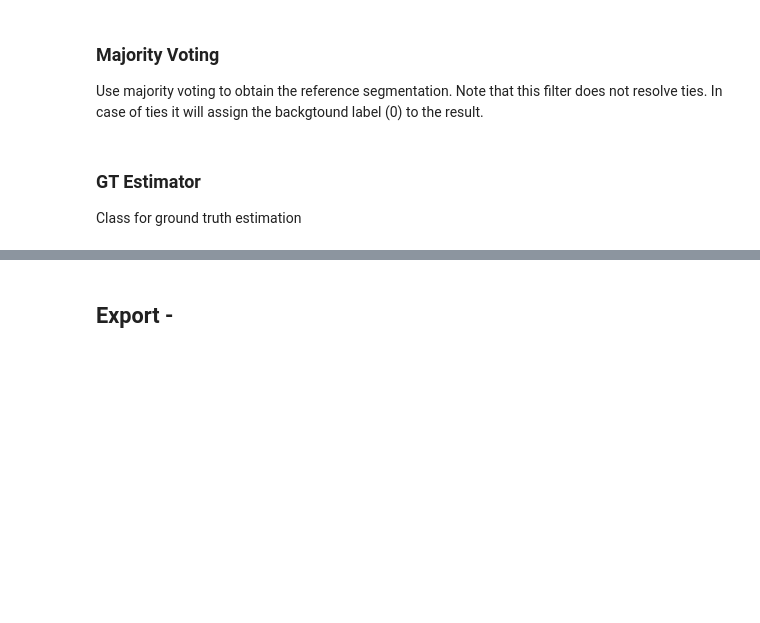
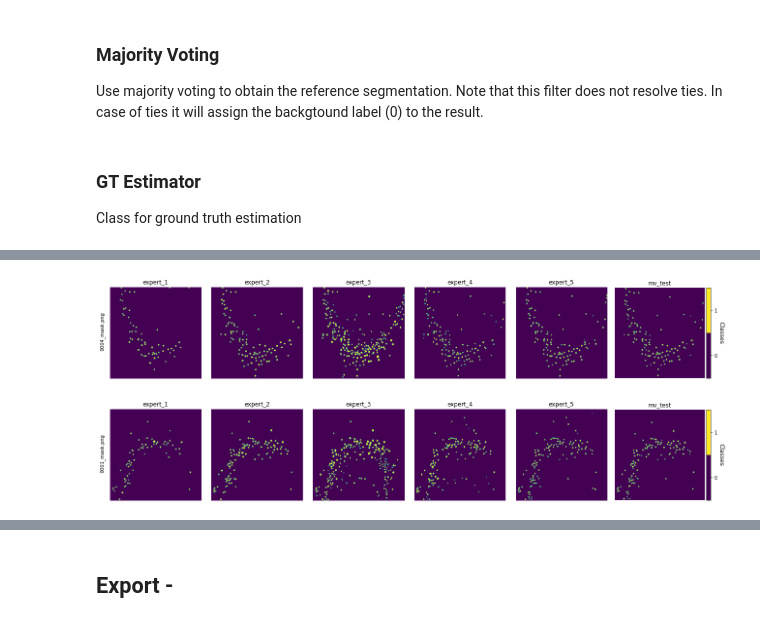
Before and after one commit to matjesg/deepflash2, a Jupyter notebook: nbs/09_gt.ipynb, the cells around one changed output, grey strips where cells are left out. Drawn from its saved outputs; the diff is of its cells as text; code cells hidden in the pictures; blank space fills up the shorter version.

```diff
--- a/nbs/09_gt.ipynb
+++ b/nbs/09_gt.ipynb
@@ -242,5 +255,8 @@ Found 5 unique segmentation mask(s) from 5 expert(s)
 # %%
-#t.show_data(files=files);
+t.show_data(files=files);
+# %% [output]
+[figure, added]
+[figure, added]
 # %%
 t.gt_estimation()
 t.show_gt(files=files)
```
Also changed, not shown: parts of 10 cells of this notebook, 7 other files.
